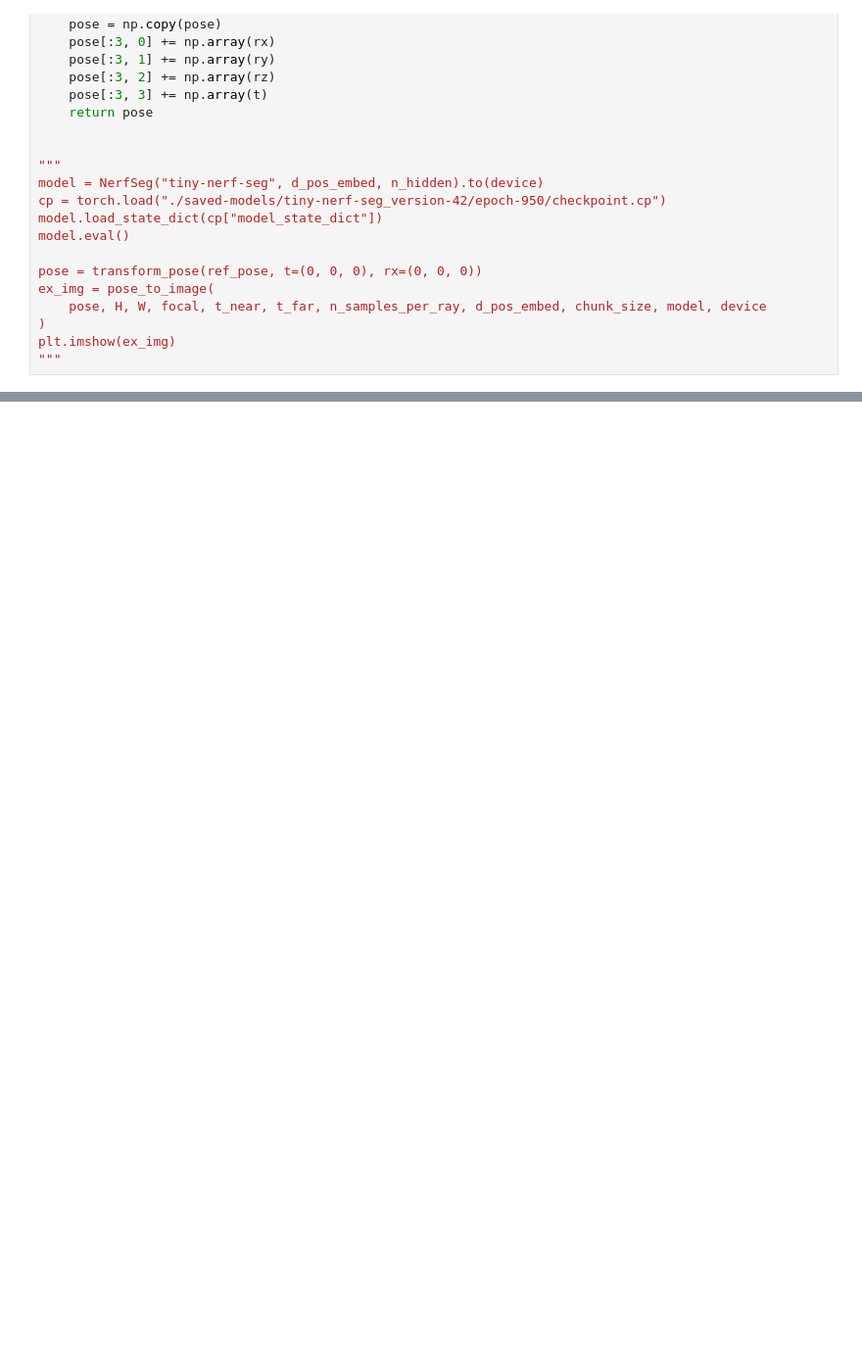
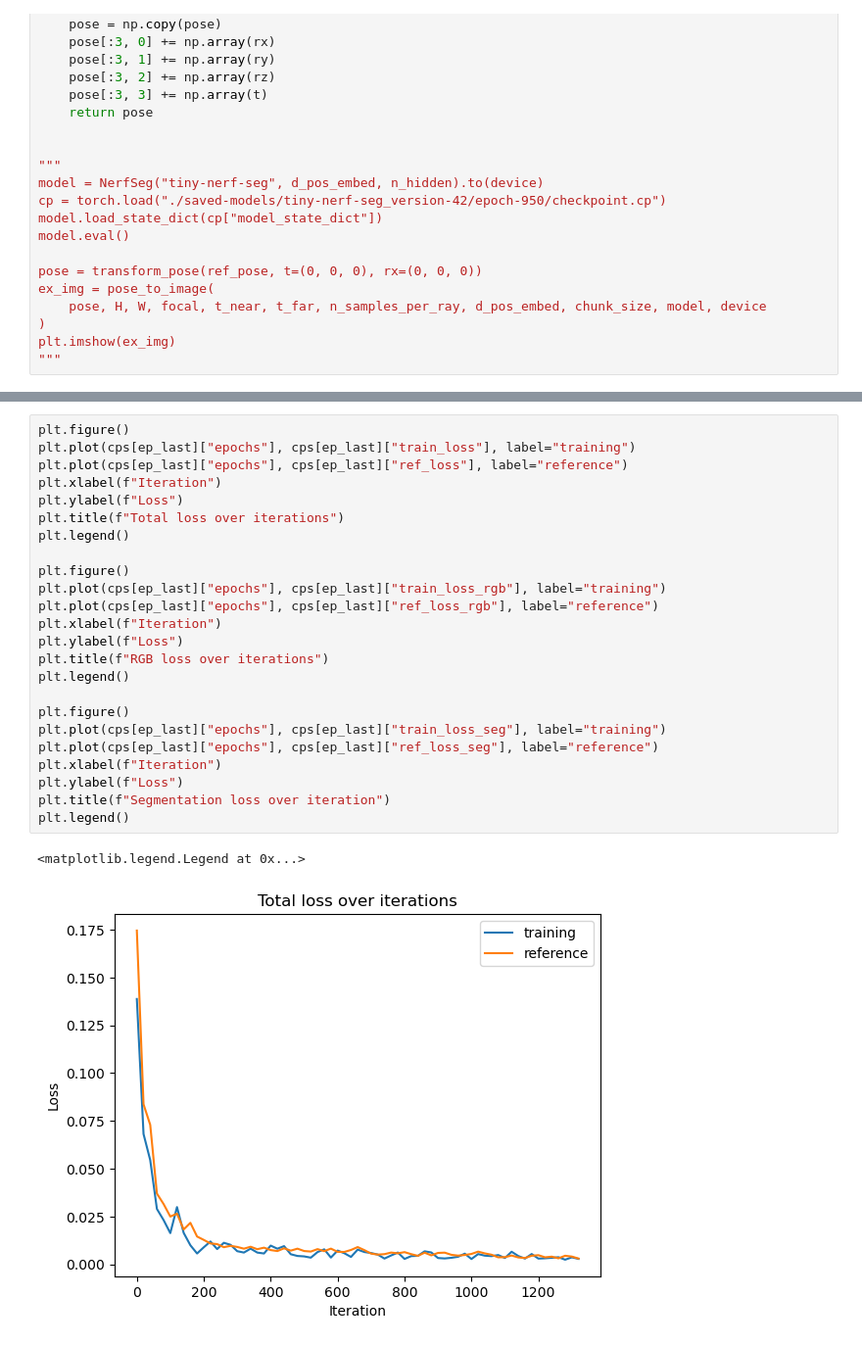
Before and after one commit to gasparyanartur/torch-nerf, a Jupyter notebook: notebooks/tiny-nerf-torch.ipynb, the cells around one changed output, grey strips where cells are left out. Shown: that part at 98% size. Saved outputs shown, nothing was run; the diff lists cells and outputs as text; blank space fills up the shorter version.

Commit message:
Add some plots

```diff
--- a/notebooks/tiny-nerf-torch.ipynb
+++ b/notebooks/tiny-nerf-torch.ipynb
@@ -736,0 +829,27 @@ plt.imshow(ex_img)
+# %%
+plt.figure()
+plt.plot(cps[ep_last]["epochs"], cps[ep_last]["train_loss"], label="training")
+plt.plot(cps[ep_last]["epochs"], cps[ep_last]["ref_loss"], label="reference")
+plt.xlabel(f"Iteration")
+plt.ylabel(f"Loss")
+plt.title(f"Total loss over iterations")
+plt.legend()
+
+plt.figure()
+plt.plot(cps[ep_last]["epochs"], cps[ep_last]["train_loss_rgb"], label="training")
+plt.plot(cps[ep_last]["epochs"], cps[ep_last]["ref_loss_rgb"], label="reference")
+plt.xlabel(f"Iteration")
+plt.ylabel(f"Loss")
+plt.title(f"RGB loss over iterations")
+plt.legend()
+
+plt.figure()
+plt.plot(cps[ep_last]["epochs"], cps[ep_last]["train_loss_seg"], label="training")
+plt.plot(cps[ep_last]["epochs"], cps[ep_last]["ref_loss_seg"], label="reference")
+plt.xlabel(f"Iteration")
+plt.ylabel(f"Loss")
+plt.title(f"Segmentation loss over iteration")
+plt.legend()
+# %% [output]
+<matplotlib.legend.Legend at 0x...>
+[figure, added]
```
Also changed, not shown: parts of 8 cells of this notebook.
